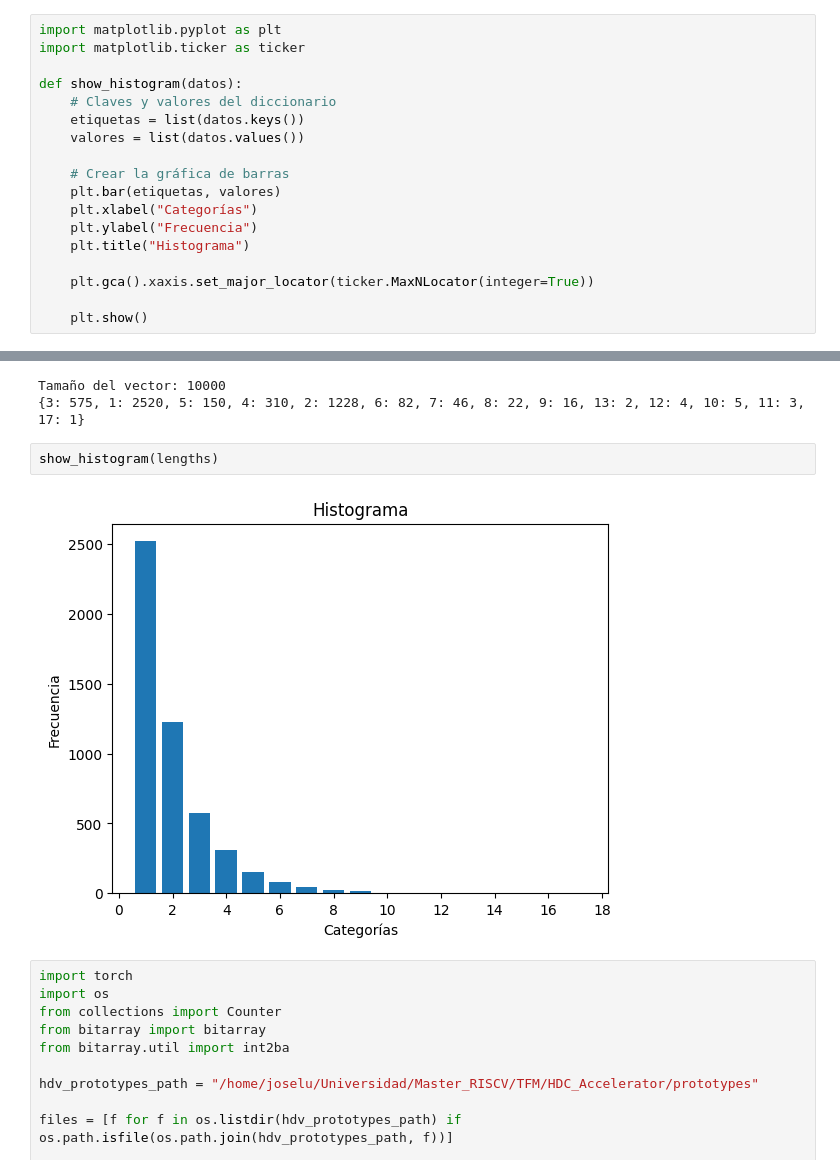
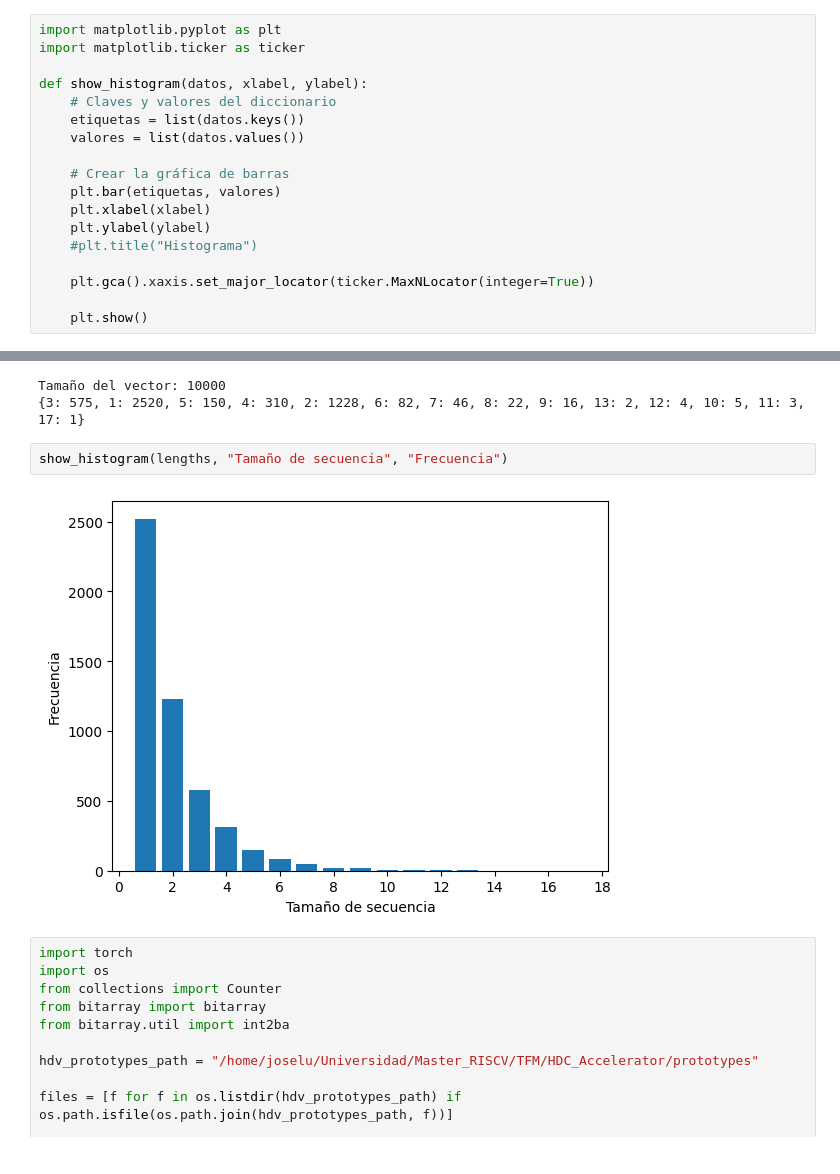
Before and after one commit to joselumarja/HDC_Accelerator, a Jupyter notebook: notebooks/compresion_analysis.ipynb, the cells around one changed output, grey strips where cells are left out. Saved outputs shown, nothing was run; the diff lists cells and outputs as text.

```diff
--- a/notebooks/compresion_analysis.ipynb
+++ b/notebooks/compresion_analysis.ipynb
@@ -133,16 +144,16 @@ def count_occurrences(array):
 import matplotlib.pyplot as plt
 import matplotlib.ticker as ticker
 
-def show_histogram(datos):
+def show_histogram(datos, xlabel, ylabel):
     # Claves y valores del diccionario
     etiquetas = list(datos.keys())
     valores = list(datos.values())
 
     # Crear la gráfica de barras
     plt.bar(etiquetas, valores)
-    plt.xlabel("Categorías")
-    plt.ylabel("Frecuencia")
-    plt.title("Histograma")
+    plt.xlabel(xlabel)
+    plt.ylabel(ylabel)
+    #plt.title("Histograma")
 
     plt.gca().xaxis.set_major_locator(ticker.MaxNLocator(integer=True))
 
@@ -188,9 +199,9 @@ print(lengths)
 Tamaño del vector: 10000
 {3: 575, 1: 2520, 5: 150, 4: 310, 2: 1228, 6: 82, 7: 46, 8: 22, 9: 16, 13: 2, 12: 4, 10: 5, 11: 3, 17: 1}
 # %%
-show_histogram(lengths)
+show_histogram(lengths, "Tamaño de secuencia", "Frecuencia")
 # %% [output]
-[figure, old version]
+[figure, new version]
 # %%
 import torch
 import os
```
Also changed, not shown: parts of 11 cells of this notebook.
